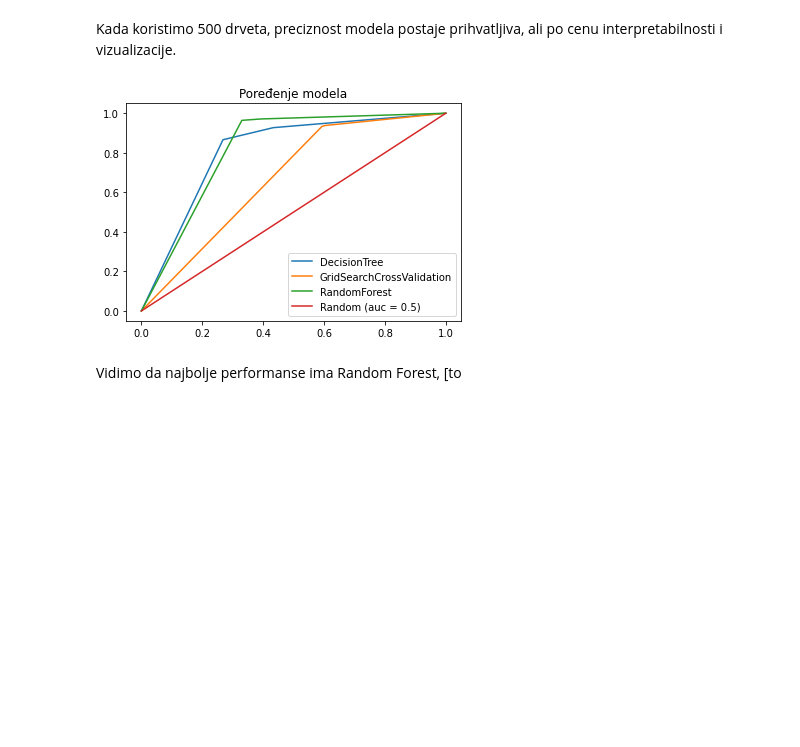
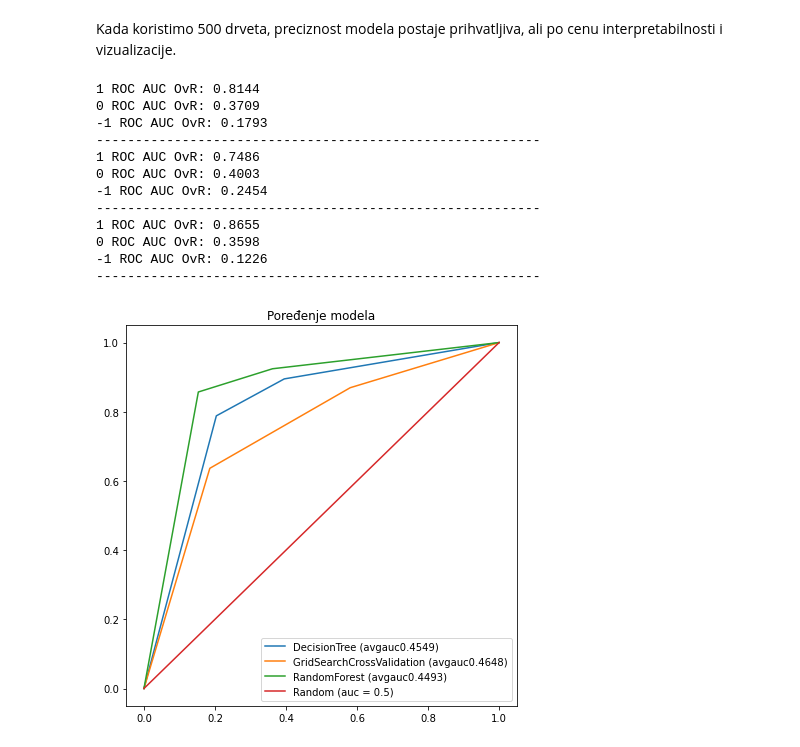
Before and after one commit to MATF-istrazivanje-podataka-1/2023_Data_Mining_Connect_game_Dataset, a Jupyter notebook: classification/decision_tree.ipynb, the cells around one changed output. Drawn from its saved outputs; the diff is of its cells as text; code cells hidden in the pictures; blank space fills up the shorter version.

```diff
--- a/classification/decision_tree.ipynb
+++ b/classification/decision_tree.ipynb
@@ -42,6 +29,9 @@ X_train = pd.read_csv("../preprocessing/X_train.csv")
 y_train = pd.read_csv("../preprocessing/y_train.csv")
 X_test = pd.read_csv("../preprocessing/X_test.csv")
 y_test = pd.read_csv("../preprocessing/y_test.csv")
+# %%
+sm = SMOTE(random_state=42)
+X_train, y_train = sm.fit_resample(X_train, y_train)
 # %%
 clf = tree.DecisionTreeClassifier()
 clf = clf.fit(X_train, y_train)
@@ -221,18 +243,29 @@ Kada koristimo 500 drveta, preciznost modela postaje prihvatljiva, ali po cenu i
 # %%
 models = [clf, estimator.best_estimator_, forest]
 names = ['DecisionTree', 'GridSearchCrossValidation', 'RandomForest']
 set = zip(models, names)
+plt.figure(figsize=(7,7))
 for model, name in set:
     y_pred = model.predict(X_test)
     falsePR, truePR, _ = roc_curve(y_test, y_pred, pos_label=1)
-#     auc = roc_auc_score(y_test, y_pred, multi_class="ovr", average="micro")
-    label = name
+    auc = auc_score_ovr(y_test, y_pred)
+    label = f'{name} (avgauc{auc:.4f})'
     plt.plot(falsePR, truePR, label=label)
 plt.plot([0,1], [0,1], label='Random (auc = 0.5)')
 plt.title("Poređenje modela")
 plt.legend()
 plt.show()
 # %% [output]
+1 ROC AUC OvR: 0.8144
+0 ROC AUC OvR: 0.3709
+-1 ROC AUC OvR: 0.1793
+---------------------------------------------------------
+1 ROC AUC OvR: 0.7486
+0 ROC AUC OvR: 0.4003
+-1 ROC AUC OvR: 0.2454
+---------------------------------------------------------
+1 ROC AUC OvR: 0.8655
+0 ROC AUC OvR: 0.3598
+-1 ROC AUC OvR: 0.1226
+---------------------------------------------------------
-[figure, old version]
+[figure, new version]
-# %% [markdown]
-Vidimo da najbolje performanse ima Random Forest, [to
```
Also changed, not shown: parts of 13 cells of this notebook.
